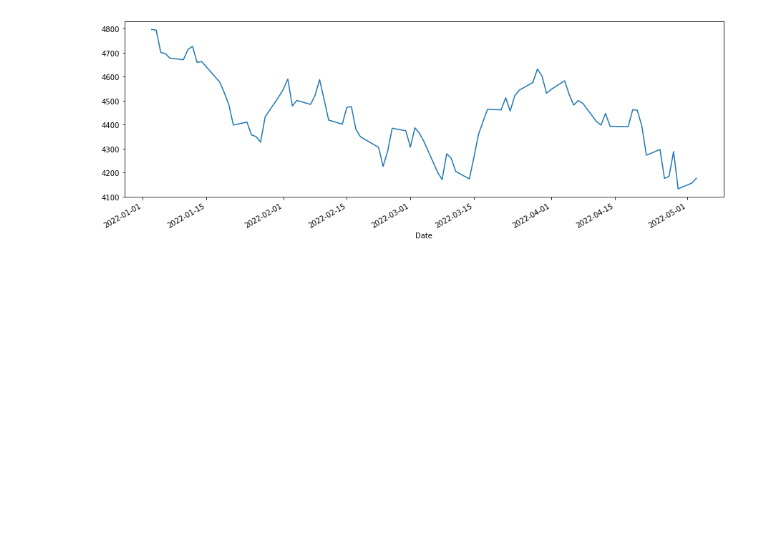
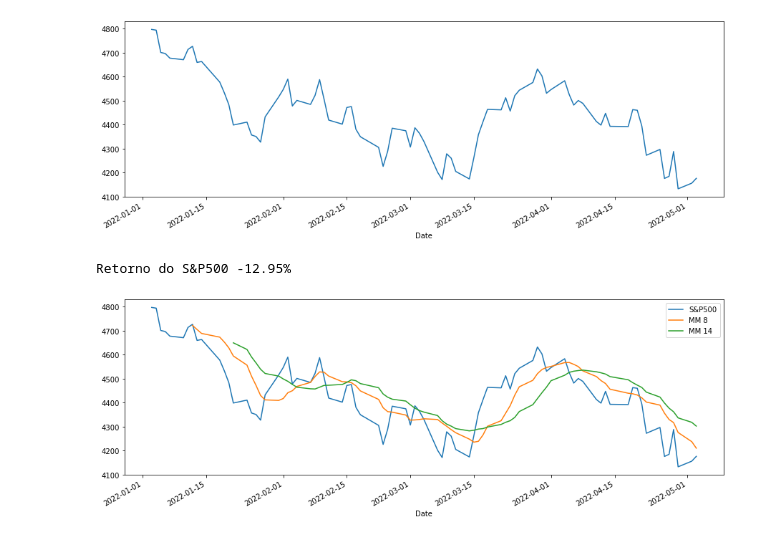
Before and after one commit to Cristiannireis/cota-o_financeira, a Jupyter notebook: cotacao_indice.ipynb, the cells around one changed output. Cells and saved outputs as stored; diff of their text form; code cells hidden in the pictures; blank space fills up the shorter version.

```diff
--- a/cotacao_indice.ipynb
+++ b/cotacao_indice.ipynb
@@ -29,3 +29,16 @@ cotacao_SP500['Adj Close'].plot(figsize=(15,5))
 # %% [output]
 <AxesSubplot:xlabel='Date'>
 [figure]
+# %%
+retorno_SP500 = cotacao_SP500['Adj Close'][-1] / cotacao_SP500['Adj Close'][0]-1
+print('Retorno do S&P500 {:.2%}'.format(retorno_SP500))
+# %% [output]
+Retorno do S&P500 -12.95%
+# %%
+cotacao_SP500['Adj Close'].plot(figsize=(15,5), label = 'S&P500')
+cotacao_SP500['Adj Close'].rolling(8).mean().plot(label = 'MM 8')
+cotacao_SP500['Adj Close'].rolling(14).mean().plot(label = 'MM 14')
+plt.legend()
+plt.show()
+# %% [output]
+[figure, added]
```
